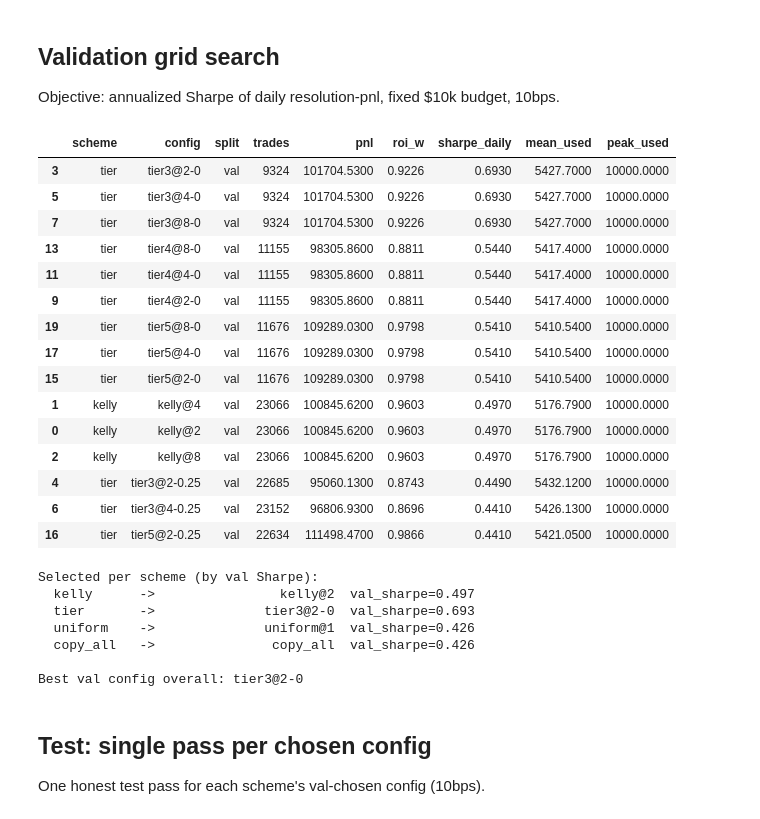
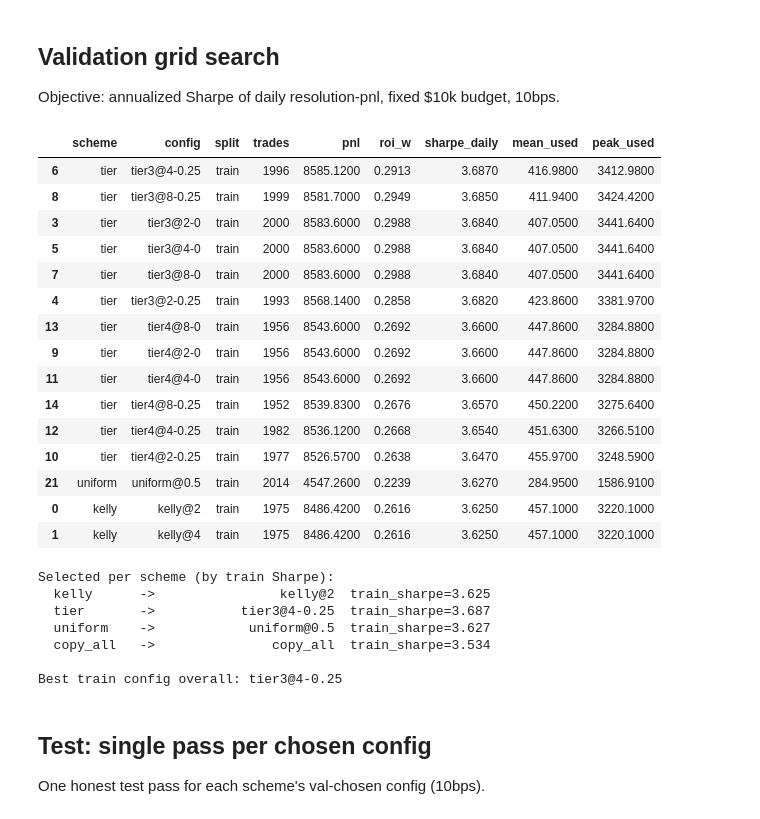
Before and after one commit to vobornij/polymarket, a Jupyter notebook: notebooks/wallet_selection/stage1_scaled.ipynb, the cells around one changed output. Cells and saved outputs as stored; diff of their text form; code cells hidden in the pictures.

```diff
--- a/notebooks/wallet_selection/stage1_scaled.ipynb
+++ b/notebooks/wallet_selection/stage1_scaled.ipynb
@@ -57,7 +67,7 @@ The autoreload extension is already loaded. To reload it, use:
 # %% [markdown]
 ## Load data
 # %%
-df_full, df_train, df_val, df_test, wallet_metrics, hold_metrics = load_stage1_data(tags=DEFAULT_TAGS, **DEFAULT_SPLIT, max_lead_days=MAX_LEAD_DAYS)
+df_full, df_train, df_val, df_test, wallet_metrics, hold_metrics = load_stage1_data(tags=DEFAULT_TAGS, **SPLIT, max_lead_days=MAX_LEAD_DAYS)
 print(f"df_full: {len(df_full):,}")
 print(f"  train: {len(df_train):,}  val: {len(df_val):,}  test: {len(df_test):,}")
 # %% [output]
@@ -83,4 +92,4 @@ Candidate wallets = `COPY_DEFAULT` (copy-default filter).
 # %%
-wallets = set(COPY_DEFAULT(wallet_metrics, hold_metrics))
-print(f"copy_default wallets: {len(wallets)}")
+wallets = set(COPY_FILTER(wallet_metrics, hold_metrics))
+print(f"{COPY_FILTER.name} wallets: {len(wallets)}")
 # %% [output]
@@ -92,10 +101,12 @@ Cap = stage0 Phase 2's per-bucket max copy quantity (`avail_copy_qty`), exported
 # %%
-splits = candidate_splits_for(df_full, wallets, **DEFAULT_SPLIT)
-splits = attach_depth_cap(splits)
+splits = candidate_splits_for(df_full, wallets, **SPLIT)
+splits = attach_depth_cap(splits, avail_col=AVAIL_COL, qty_col=QTY_COL)
+for fr in splits.values():
+    fr["token_group"] = fr["condition_id"] + "_" + fr["token_id"]
 del df_full, df_train, df_val, df_test
 
 for name in ("train", "val", "test"):
     fr = splits[name]
-    capped = (fr["bucket_avail_copy_qty"] < fr["copyable_qty_5m_100"]).mean()
+    capped = (fr["bucket_avail_copy_qty"] < fr[QTY_COL]).mean()
     print(f"{name:5s}: {len(fr):,}  trades_capped_by_depth={capped:.3f}")
 # %% [output]
@@ -112,8 +123,8 @@ test : 15,569  trades_capped_by_depth=0.000
 
 Per-wallet daily pnl (copyable, alpha=1) with mean/std shrinkage -> Sharpe proxy.
 # %%
-train_daily = wallet_daily_pnl(splits["train"])
-st = wallet_stats(train_daily)
+train_daily = wallet_daily_pnl(splits["train"], pnl_col=PNL_COL)
+st = wallet_stats(train_daily, pnl_col=PNL_COL)
 print(f"wallets with train daily series: {len(st)}")
 st[["mu", "sigma", "n_days", "sharpe_proxy", "total_pnl"]].sort_values(
     "sharpe_proxy", ascending=False
@@ -165,50 +163,51 @@ Objective: annualized Sharpe of daily resolution-pnl, fixed $10k budget, 10bps.
 # %%
 sim_rows = []
 best_per_scheme = {}
 for name, (scheme, alpha_map, params) in schemes.items():
-    res = run_sim(splits["val"], alpha_map, COST_SEL)
-    row = sim_row(scheme, name, "val", res)
+    res = run_sim(splits["train"], alpha_map, pnl_col=PNL_COL, qty_col=QTY_COL,
+                 group_col="token_group", group_budget=EXPOSURE_BUDGET)
+    row = sim_row(scheme, name, "train", res)
     sim_rows.append(row)
     key = scheme if scheme != "kelly" else "kelly"
     if key not in best_per_scheme or row["sharpe_daily"] > best_per_scheme[key][2]:
         best_per_scheme[key] = (name, params, row["sharpe_daily"])
 
 sim_df = pd.DataFrame(sim_rows)
-sim_df[sim_df["split"] == "val"].sort_values("sharpe_daily", ascending=False).head(15)
+sim_df[sim_df["split"] == "train"].sort_values("sharpe_daily", ascending=False).head(15)
 # %% [output]
 |  | scheme | config | split | trades | pnl | roi_w | sharpe_daily | mean_used | peak_used |
-| 3 | tier | tier3@2-0 | val | 9324 | 101704.5300 | 0.9226 | 0.6930 | 5427.7000 | 10000.0000 |
-| 5 | tier | tier3@4-0 | val | 9324 | 101704.5300 | 0.9226 | 0.6930 | 5427.7000 | 10000.0000 |
-| 7 | tier | tier3@8-0 | val | 9324 | 101704.5300 | 0.9226 | 0.6930 | 5427.7000 | 10000.0000 |
-| 13 | tier | tier4@8-0 | val | 11155 | 98305.8600 | 0.8811 | 0.5440 | 5417.4000 | 10000.0000 |
-| 11 | tier | tier4@4-0 | val | 11155 | 98305.8600 | 0.8811 | 0.5440 | 5417.4000 | 10000.0000 |
-| 9 | tier | tier4@2-0 | val | 11155 | 98305.8600 | 0.8811 | 0.5440 | 5417.4000 | 10000.0000 |
-| 19 | tier | tier5@8-0 | val | 11676 | 109289.0300 | 0.9798 | 0.5410 | 5410.5400 | 10000.0000 |
-| 17 | tier | tier5@4-0 | val | 11676 | 109289.0300 | 0.9798 | 0.5410 | 5410.5400 | 10000.0000 |
-| 15 | tier | tier5@2-0 | val | 11676 | 109289.0300 | 0.9798 | 0.5410 | 5410.5400 | 10000.0000 |
-| 1 | kelly | kelly@4 | val | 23066 | 100845.6200 | 0.9603 | 0.4970 | 5176.7900 | 10000.0000 |
-| 0 | kelly | kelly@2 | val | 23066 | 100845.6200 | 0.9603 | 0.4970 | 5176.7900 | 10000.0000 |
-| 2 | kelly | kelly@8 | val | 23066 | 100845.6200 | 0.9603 | 0.4970 | 5176.7900 | 10000.0000 |
-| 4 | tier | tier3@2-0.25 | val | 22685 | 95060.1300 | 0.8743 | 0.4490 | 5432.1200 | 10000.0000 |
-| 6 | tier | tier3@4-0.25 | val | 23152 | 96806.9300 | 0.8696 | 0.4410 | 5426.1300 | 10000.0000 |
-| 16 | tier | tier5@2-0.25 | val | 22634 | 111498.4700 | 0.9866 | 0.4410 | 5421.0500 | 10000.0000 |
+| 6 | tier | tier3@4-0.25 | train | 1996 | 8585.1200 | 0.2913 | 3.6870 | 416.9800 | 3412.9800 |
+| 8 | tier | tier3@8-0.25 | train | 1999 | 8581.7000 | 0.2949 | 3.6850 | 411.9400 | 3424.4200 |
+| 3 | tier | tier3@2-0 | train | 2000 | 8583.6000 | 0.2988 | 3.6840 | 407.0500 | 3441.6400 |
+| 5 | tier | tier3@4-0 | train | 2000 | 8583.6000 | 0.2988 | 3.6840 | 407.0500 | 3441.6400 |
+| 7 | tier | tier3@8-0 | train | 2000 | 8583.6000 | 0.2988 | 3.6840 | 407.0500 | 3441.6400 |
+| 4 | tier | tier3@2-0.25 | train | 1993 | 8568.1400 | 0.2858 | 3.6820 | 423.8600 | 3381.9700 |
+| 13 | tier | tier4@8-0 | train | 1956 | 8543.6000 | 0.2692 | 3.6600 | 447.8600 | 3284.8800 |
+| 9 | tier | tier4@2-0 | train | 1956 | 8543.6000 | 0.2692 | 3.6600 | 447.8600 | 3284.8800 |
+| 11 | tier | tier4@4-0 | train | 1956 | 8543.6000 | 0.2692 | 3.6600 | 447.8600 | 3284.8800 |
+| 14 | tier | tier4@8-0.25 | train | 1952 | 8539.8300 | 0.2676 | 3.6570 | 450.2200 | 3275.6400 |
+| 12 | tier | tier4@4-0.25 | train | 1982 | 8536.1200 | 0.2668 | 3.6540 | 451.6300 | 3266.5100 |
+| 10 | tier | tier4@2-0.25 | train | 1977 | 8526.5700 | 0.2638 | 3.6470 | 455.9700 | 3248.5900 |
+| 21 | uniform | uniform@0.5 | train | 2014 | 4547.2600 | 0.2239 | 3.6270 | 284.9500 | 1586.9100 |
+| 0 | kelly | kelly@2 | train | 1975 | 8486.4200 | 0.2616 | 3.6250 | 457.1000 | 3220.1000 |
+| 1 | kelly | kelly@4 | train | 1975 | 8486.4200 | 0.2616 | 3.6250 | 457.1000 | 3220.1000 |
 # %%
-print("Selected per scheme (by val Sharpe):")
-for key, (name, params, val_sharpe) in best_per_scheme.items():
-    print(f"  {key:10s} -> {name:>22s}  val_sharpe={val_sharpe:.3f}")
+print("Selected per scheme (by train Sharpe):")
+for key, (name, params, train_sharpe) in best_per_scheme.items():
+    print(f"  {key:10s} -> {name:>22s}  train_sharpe={train_sharpe:.3f}")
 
 best_name = max(
     best_per_scheme.values(), key=lambda x: x[2]
 )[0]
-print(f"\nBest val config overall: {best_name}")
+print(f"\nBest train config overall: {best_name}")
 # %% [output]
-Selected per scheme (by val Sharpe):
-  kelly      ->                kelly@2  val_sharpe=0.497
-  tier       ->              tier3@2-0  val_sharpe=0.693
-  uniform    ->              uniform@1  val_sharpe=0.426
-  copy_all   ->               copy_all  val_sharpe=0.426
+Selected per scheme (by train Sharpe):
+  kelly      ->                kelly@2  train_sharpe=3.625
+  tier       ->           tier3@4-0.25  train_sharpe=3.687
+  uniform    ->            uniform@0.5  train_sharpe=3.627
+  copy_all   ->               copy_all  train_sharpe=3.534
 
-Best val config overall: tier3@2-0
+Best train config overall: tier3@4-0.25
 # %% [markdown]
 ## Test: single pass per chosen config
 
```
Also changed, not shown: parts of 18 cells of this notebook, 18 other files.
